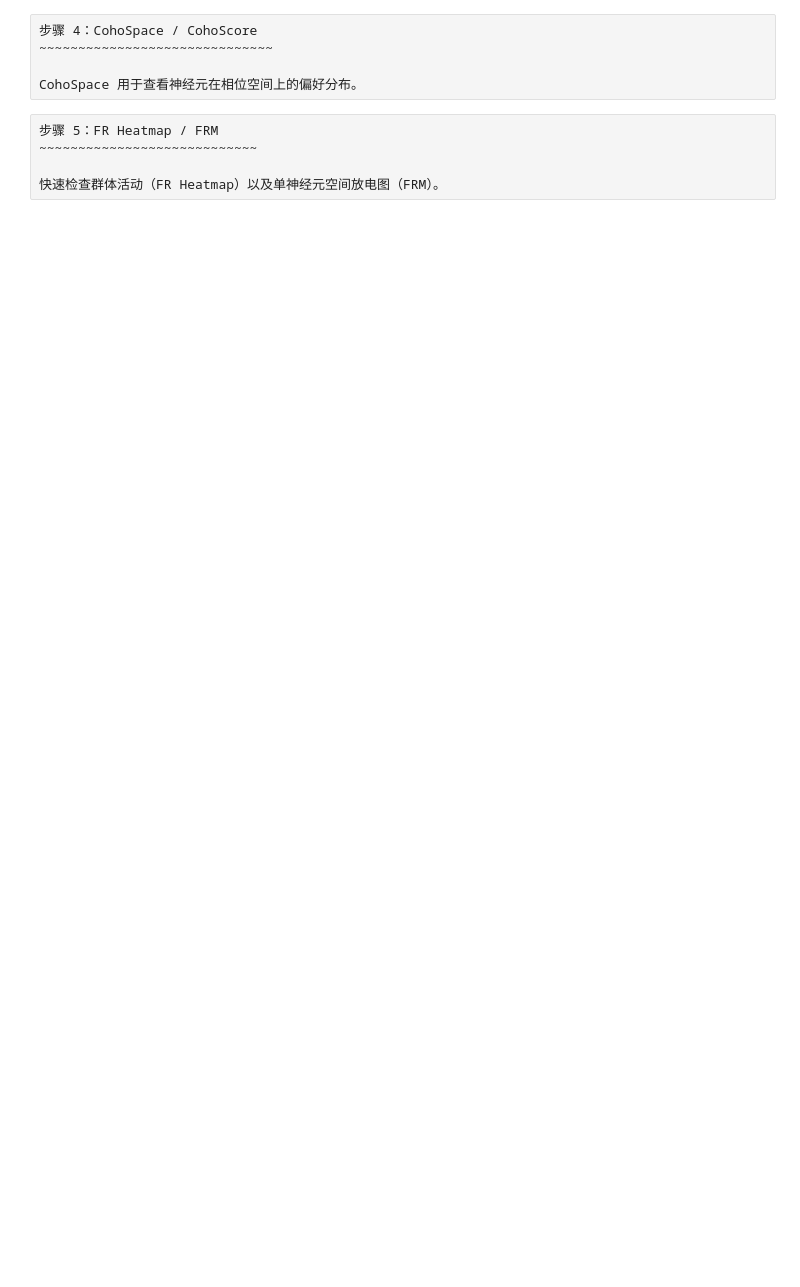
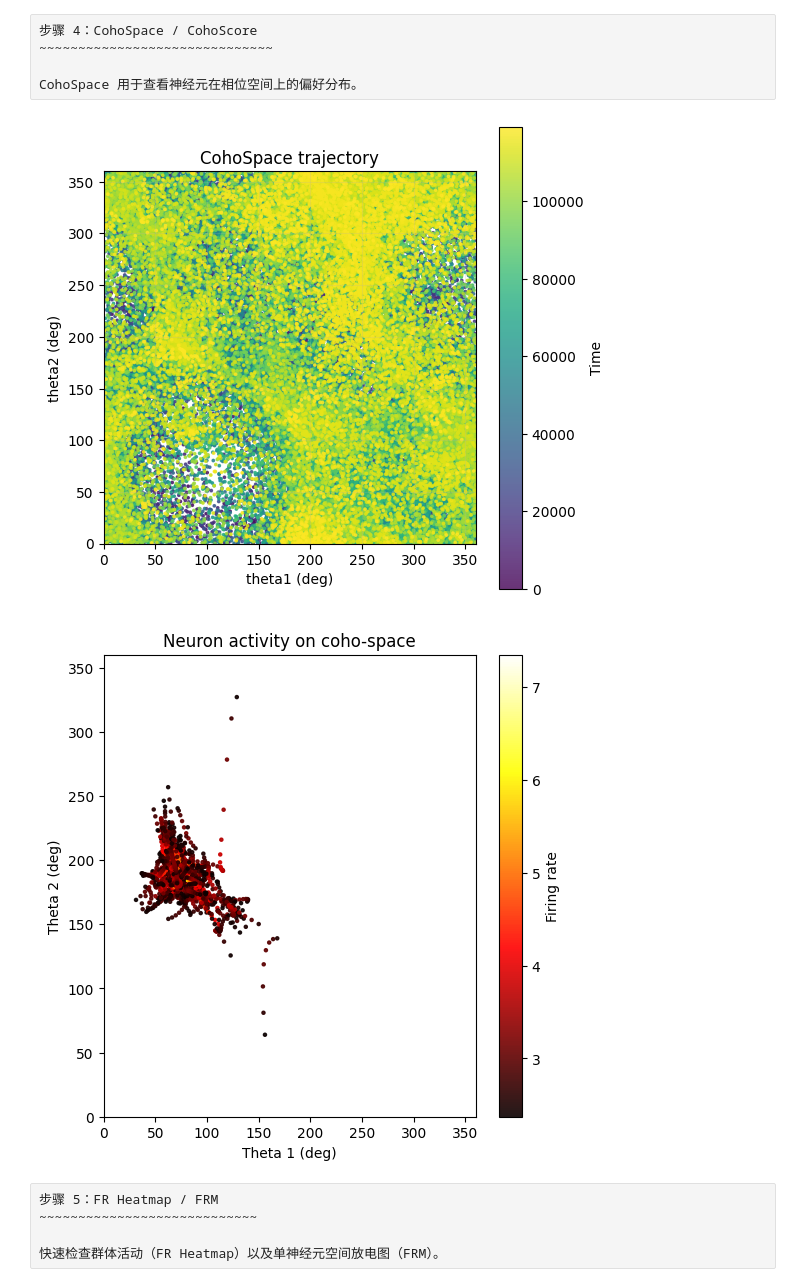
Before and after one commit to Routhleck/canns, a Jupyter notebook: docs/zh/1_quick_starts/04_analyze_data.ipynb, the cells around one changed output. Cells and saved outputs as stored; diff of their text form; code cells hidden in the pictures; blank space fills up the shorter version.

```diff
--- a/docs/zh/1_quick_starts/04_analyze_data.ipynb
+++ b/docs/zh/1_quick_starts/04_analyze_data.ipynb
@@ -155,30 +175,33 @@ CohoSpace 用于查看神经元在相位空间上的偏好分布。
 # %%
 import numpy as np
 from canns.analyzer import data
 from canns.analyzer.visualization import PlotConfigs
 
 coords = np.asarray(decoding.get("coords"))
 coordsbox = np.asarray(decoding.get("coordsbox"))
 
-traj_cfg = PlotConfigs.cohospace_trajectory(show=False)
+traj_cfg = PlotConfigs.cohospace_trajectory(show=True)
 
 data.plot_cohospace_trajectory(
     coords=coords[:, :2],
     times=None,
     subsample=2,
     config=traj_cfg,
 )
 
-neuron_cfg = PlotConfigs.cohospace_neuron(show=False)
+neuron_cfg = PlotConfigs.cohospace_neuron(show=True)
 
-data.plot_cohospace_neuron(
+fig = data.plot_cohospace_neuron(
     coords=coordsbox[:, :2],
     activity=spikes,
     neuron_id=130,
     mode="fr",
     top_percent=1,
     config=neuron_cfg,
 )
+# %% [output]
+[figure, added]
+[figure, added]
 # %% [raw]
 步骤 5：FR Heatmap / FRM
 ~~~~~~~~~~~~~~~~~~~~~~~~~~~~
```
Also changed, not shown: parts of 9 cells of this notebook, 6 other files.
